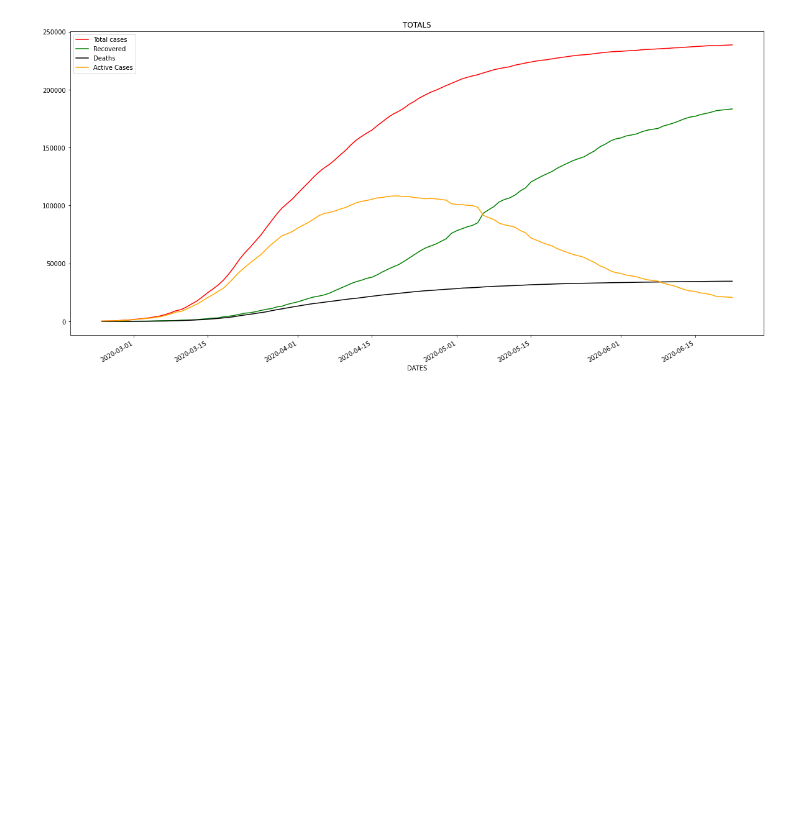
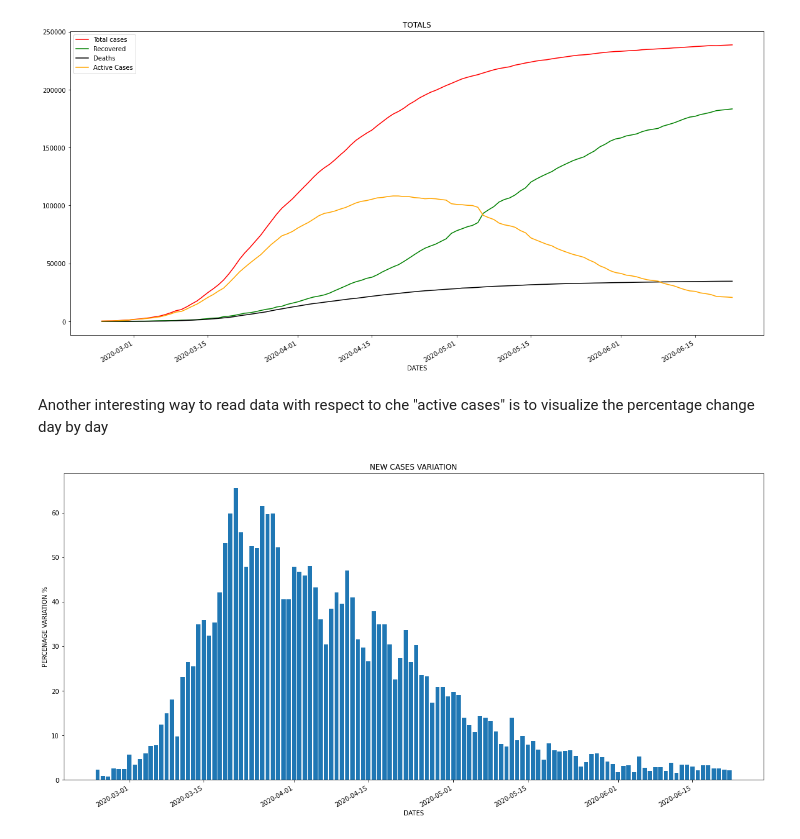
Before and after one commit to pisalore/AAGM_exam, a Jupyter notebook: pandas_exam.ipynb, the cells around one changed output. Drawn from its saved outputs; the diff is of its cells as text; code cells hidden in the pictures; blank space fills up the shorter version.

Commit message:
added percentage variation plot

```diff
--- a/pandas_exam.ipynb
+++ b/pandas_exam.ipynb
@@ -79,7 +79,7 @@ In this section general data visualization are provided: totals
 (total COVID-19 cases, recovered, deaths and active cases in Italy)
 are shown below.
 # %%
-dates, total_cases, recovered, deaths, active_cases = [], [], [], [], []
+dates, total_cases, recovered, deaths, active_cases, percentage_change = [], [], [], [], [], []
 
 for date_group in dF_regions.groupby(['data']):
     t, r, d = date_group[1]['totale_casi'].sum(),\
@@ -90,6 +90,7 @@ for date_group in dF_regions.groupby(['data']):
     recovered.append(r)
     deaths.append(d)
     active_cases.append(t  - r - d)
+    percentage_change.append(date_group[1]['nuovi_positivi'].sum() / 100)
     dates.append(date_group[0].split('T')[0])
 
 x_dates = [dt.datetime.strptime(d,'%Y-%m-%d').date() for d in dates]
@@ -106,3 +107,14 @@ plt.gcf().autofmt_xdate()
 plt.show()
 # %% [output]
 [figure]
+# %% [markdown]
+Another interesting way to read data with respect to che "active cases" is to
+visualize the percentage change day by day
+# %%
+fig, ax = plt.subplots(figsize = (20, 10))
+ax.set(xlabel='DATES', YLABEL='PERCENAGE VARIATION %',title='NEW CASES VARIATION')
+ax.bar(x_dates, percentage_change)
+plt.gcf().autofmt_xdate()
+plt.show()
+# %% [output]
+[figure, added]
```
